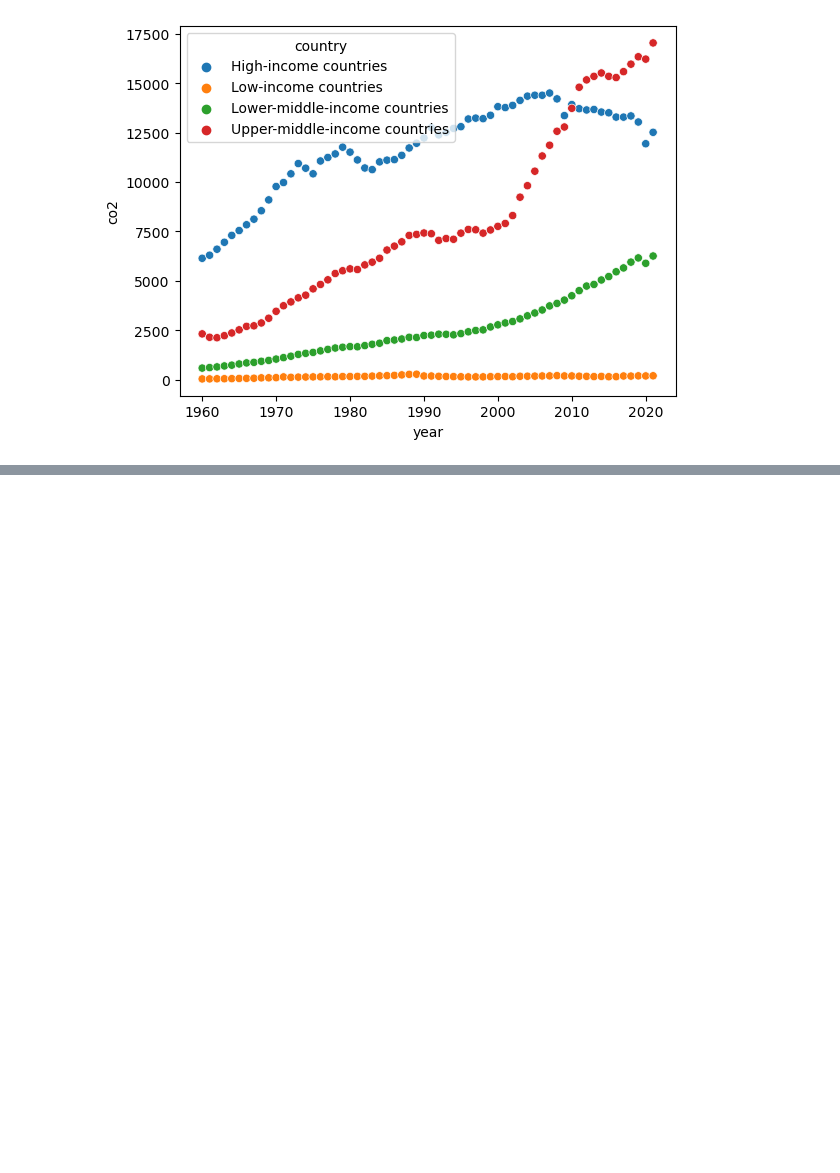
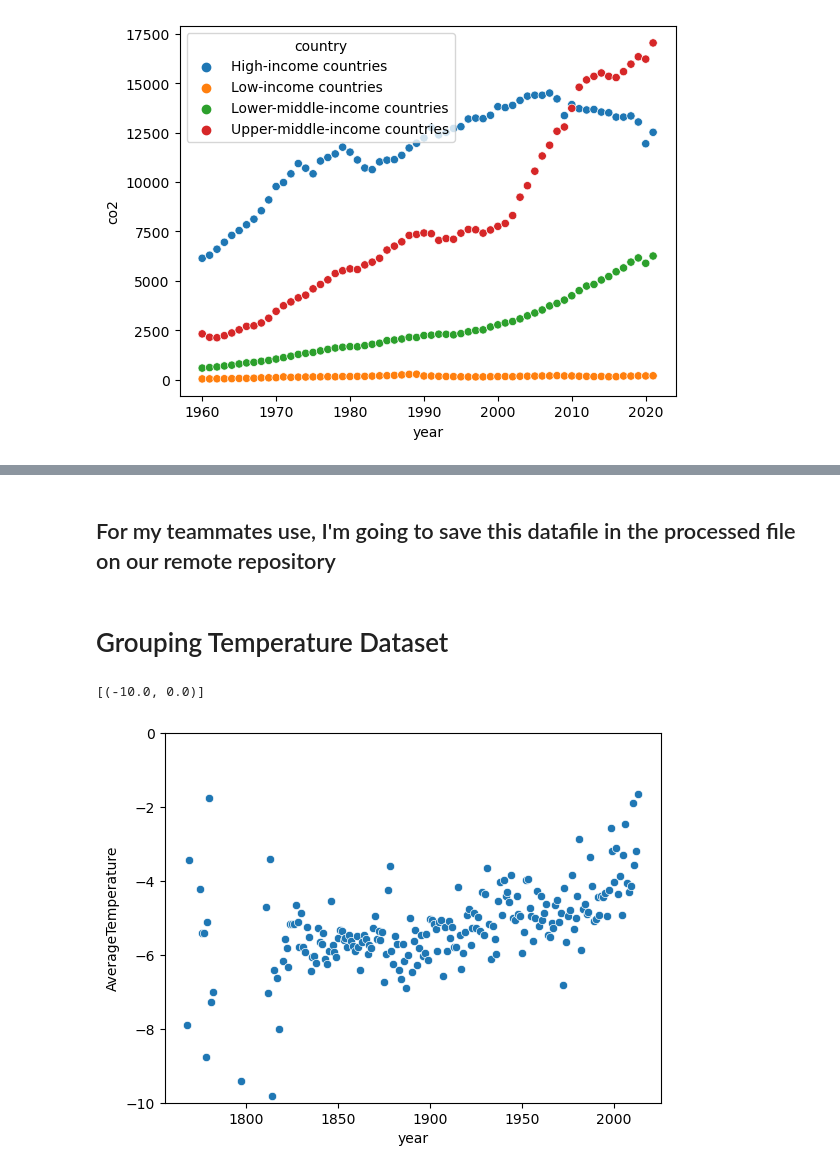
Before and after one commit to ubco-W2022T2-data301/project-group-group42, a Jupyter notebook: analysis/analysisAidan.ipynb, the cells around one changed output, grey strips where cells are left out. Drawn from its saved outputs; the diff is of its cells as text; code cells hidden in the pictures; blank space fills up the shorter version.

Commit message:
cleaned and uploaded temp data to repository

```diff
--- a/analysis/analysisAidan.ipynb
+++ b/analysis/analysisAidan.ipynb
@@ -119,0 +134,3 @@ sns.scatterplot(data=incomeBased, x="year", y="co2", hue="country")
+# %%
+df_tp["dt"] = (df_tp["dt"].apply(pd.to_datetime)).dt.date
+type(df_tp.iloc[1,0])
@@ -119,0 +139,3 @@ sns.scatterplot(data=incomeBased, x="year", y="co2", hue="country")
+# %%
+df_tp["year"] = [x.year for x in df_tp["dt"]]
+df_tp.head(4)
@@ -119,0 +150,3 @@ sns.scatterplot(data=incomeBased, x="year", y="co2", hue="country")
+# %%
+temp_df = df_tp.groupby([df_tp["year"],df_tp["Country"]])["AverageTemperature"].mean(numeric_only=True).reset_index()
+temp_df.head(4)
@@ -119,0 +159,2 @@ sns.scatterplot(data=incomeBased, x="year", y="co2", hue="country")
+# %% [markdown]
+## For my teammates use, I'm going to save this datafile in the processed file on our remote repository
@@ -119,0 +163,9 @@ sns.scatterplot(data=incomeBased, x="year", y="co2", hue="country")
+# %% [markdown]
+# Grouping Temperature Dataset
+# %%
+canada = temp_df[temp_df["Country"]=="Canada"]
+# %%
+sns.scatterplot(data=canada, y=canada["AverageTemperature"], x=canada["year"]).set(ylim=(-10,0))
+# %% [output]
+[(-10.0, 0.0)]
+[figure, added]
```
Also changed, not shown: parts of 19 cells of this notebook, 2 other files.
